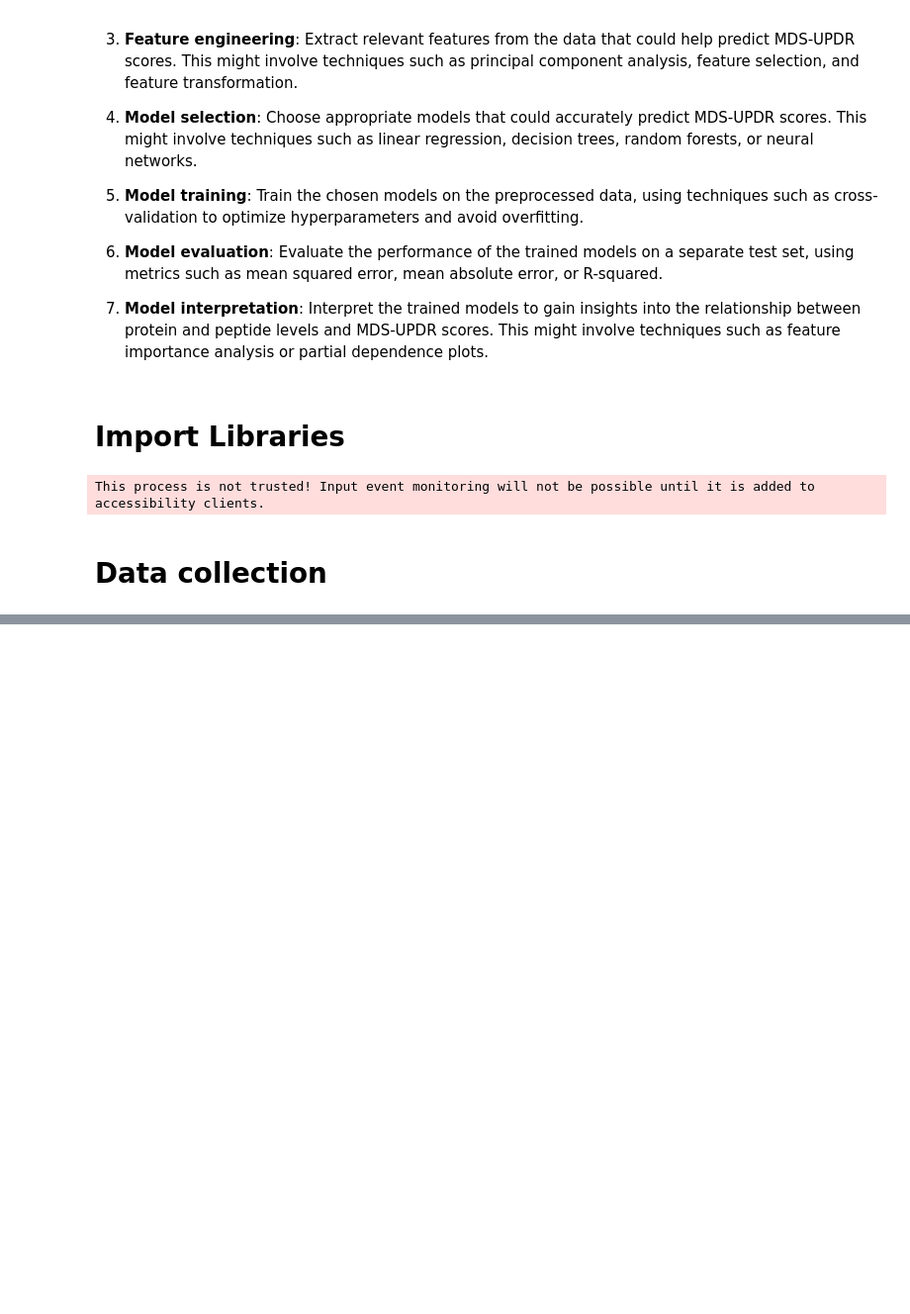
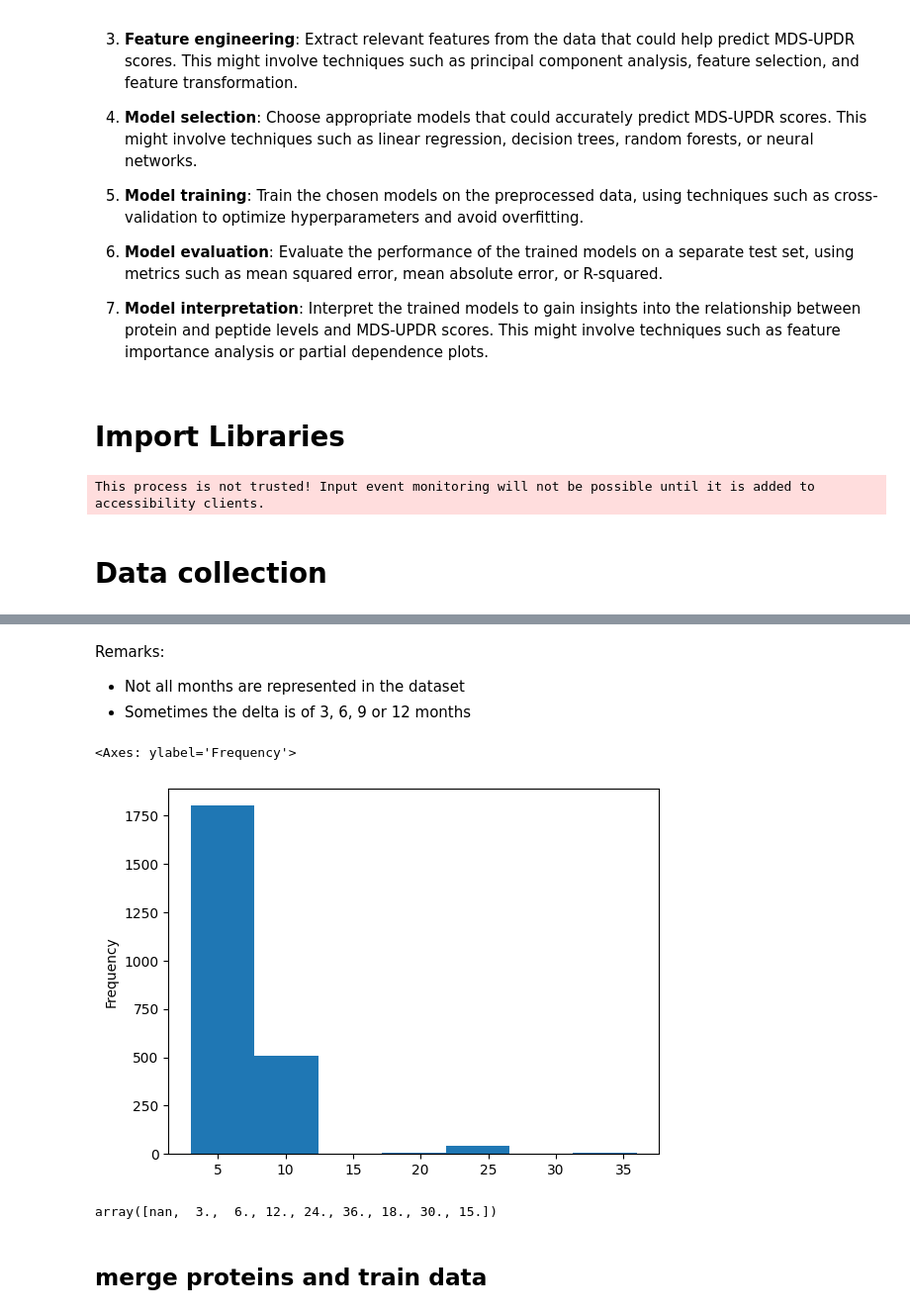
Before and after one commit to ziad1988/amp-kaggle, a Jupyter notebook: notebooks/EDA - AMP.ipynb, the cells around one changed output, grey strips where cells are left out. Shown: that part at 99% size. Drawn from its saved outputs; the diff is of its cells as text; code cells hidden in the pictures; blank space fills up the shorter version.

```diff
--- a/notebooks/EDA - AMP.ipynb
+++ b/notebooks/EDA - AMP.ipynb
@@ -81,0 +398,16 @@ SyntaxError: unterminated string literal (detected at line 1)
+# %% [markdown]
+Remarks:
+
+* Not all months are represented in the dataset
+* Sometimes the delta is of 3, 6, 9 or 12 months
+# %%
+train_clinical_data.groupby('patient_id')['visit_month'].diff().reset_index(drop=True).plot(kind='hist', bins=7);
+# %% [output]
+<Axes: ylabel='Frequency'>
+[figure, added]
+# %%
+train_clinical_data.groupby('patient_id')['visit_month'].diff().unique()
+# %% [output]
+array([nan,  3.,  6., 12., 24., 36., 18., 30., 15.])
+# %% [markdown]
+## merge proteins and train data
```
Also changed, not shown: parts of 64 cells of this notebook.
